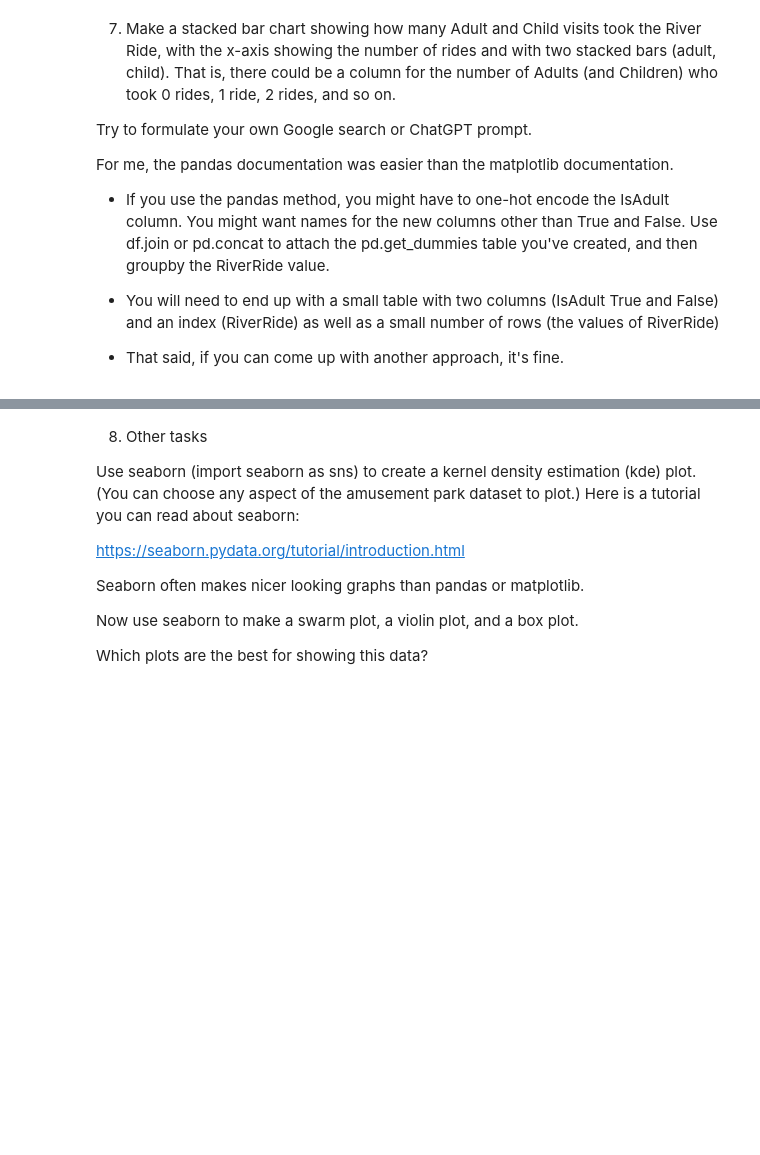
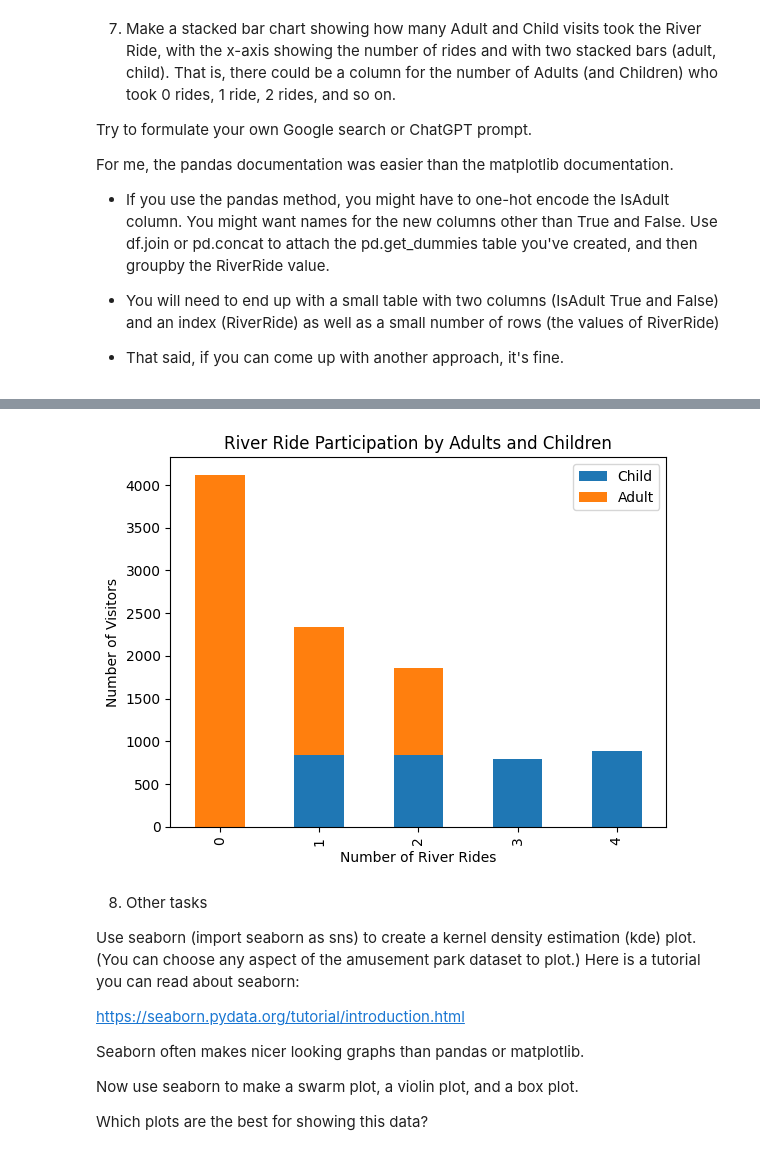
Before and after one commit to gdouek/Module-B-semester-2, a Jupyter notebook: Week3.ipynb, the cells around one changed output, grey strips where cells are left out. Cells and saved outputs as stored; diff of their text form; code cells hidden in the pictures; blank space fills up the shorter version.

```diff
--- a/Week3.ipynb
+++ b/Week3.ipynb
@@ -222,3 +369,6 @@ For me, the pandas documentation was easier than the matplotlib documentation.
 * You will need to end up with a small table with two columns (IsAdult True and False) and an index (RiverRide) as well as a small number of rows (the values of RiverRide)
 
 * That said, if you can come up with another approach, it's fine.
+# %%
+river_counts = df.groupby(["RiverRide", "IsAdult"]).size().unstack()
+river_counts
@@ -225,3 +383,14 @@ For me, the pandas documentation was easier than the matplotlib documentation.
+# %%
+river_counts.columns = ["Child", "Adult"]
+river_counts.plot(kind="bar", stacked=True)
+
+plt.title("River Ride Participation by Adults and Children")
+plt.xlabel("Number of River Rides")
+plt.ylabel("Number of Visitors")
+
+plt.show()
+# %% [output]
+[figure, added]
 # %% [markdown]
 8. Other tasks
 
```
Also changed, not shown: parts of 19 cells of this notebook.
